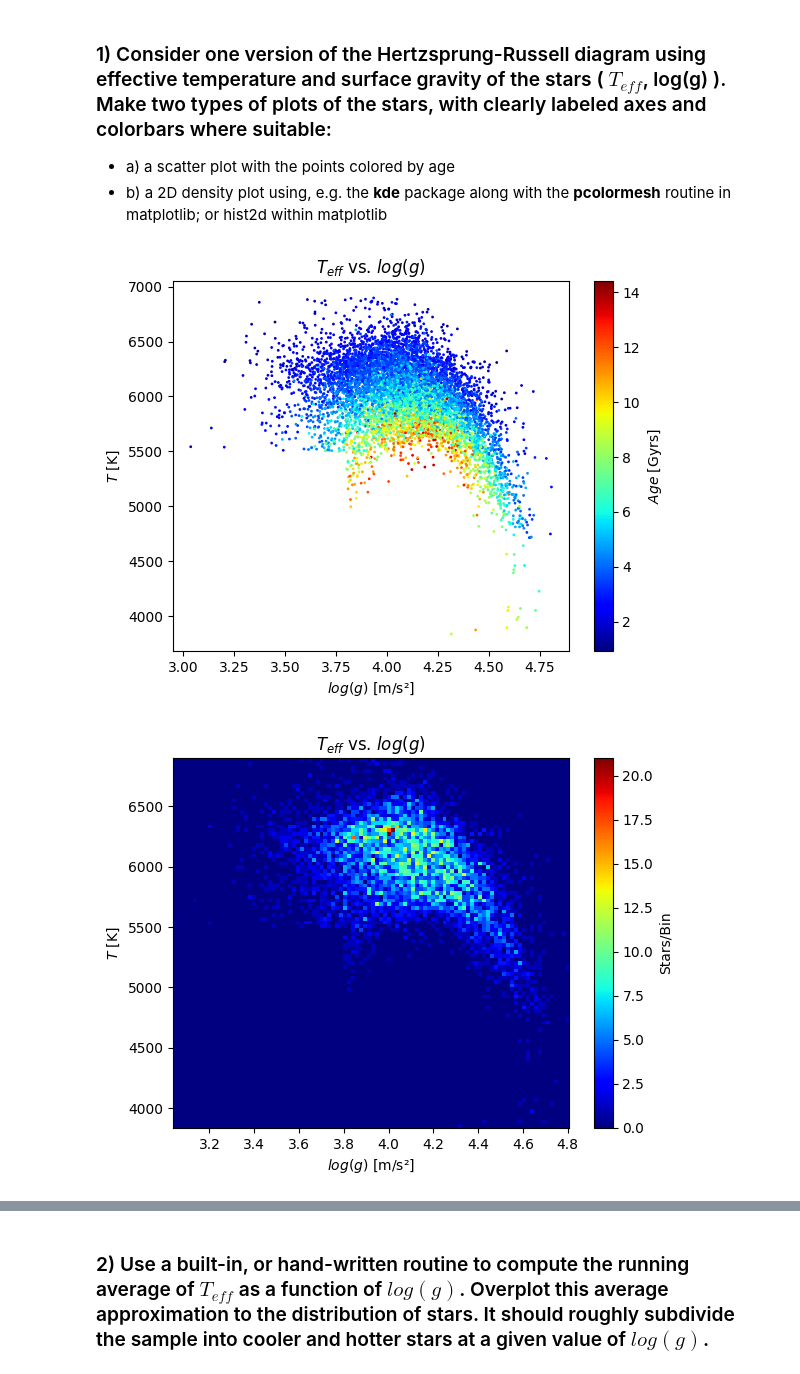
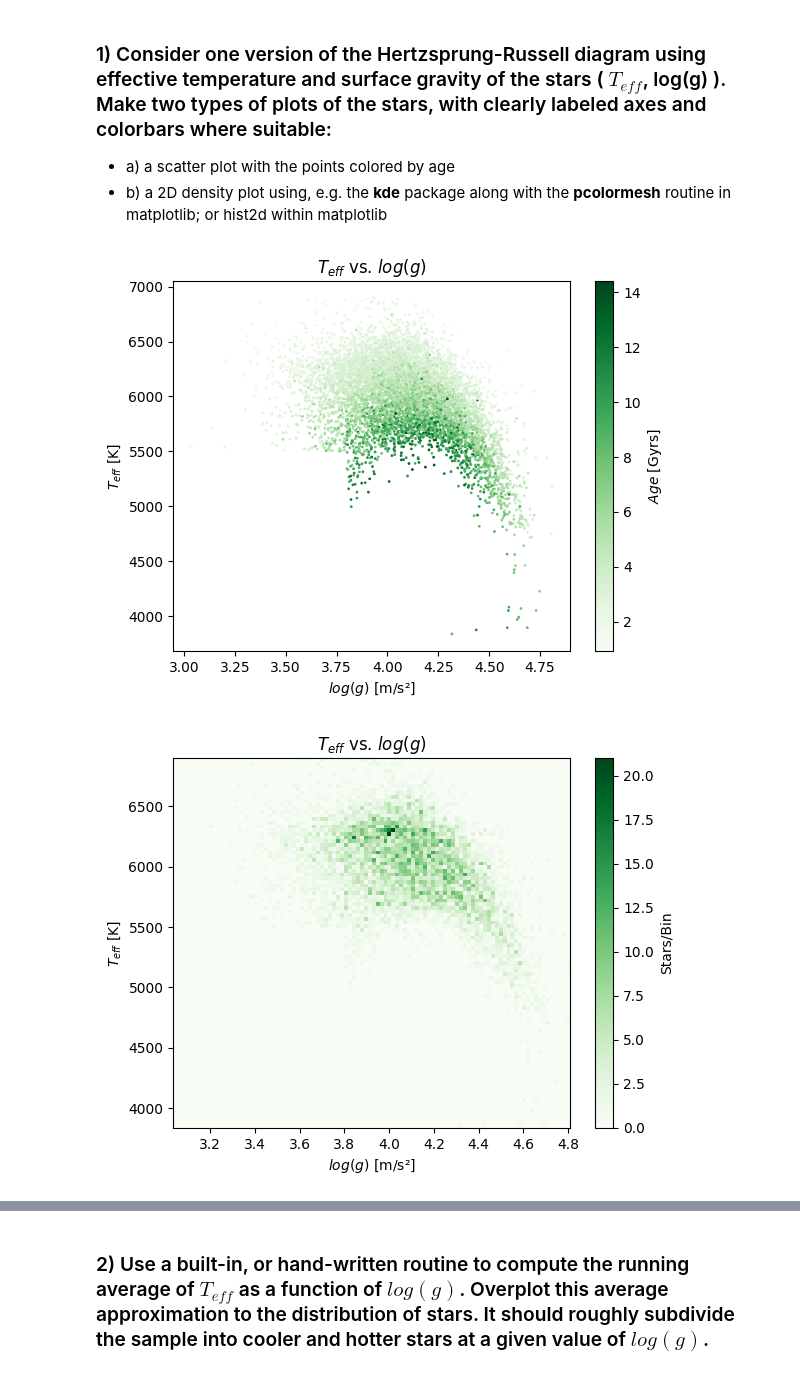
Before and after one commit to ThomasSchallar/NUM, a Jupyter notebook: Exercise Sheet 2.ipynb, the cells around one changed output, grey strips where cells are left out. Cells and saved outputs as stored; diff of their text form; code cells hidden in the pictures.

```diff
--- a/Exercise Sheet 2.ipynb
+++ b/Exercise Sheet 2.ipynb
@@ -34,7 +34,7 @@ afe = stars['f']['__alpha_fe_']  #[Alpha/Fe], logarithmic relative abundance of
 * b) a 2D density plot using, e.g. the **kde** package along with the **pcolormesh** routine in matplotlib; or hist2d within matplotlib
 # %%
 plt.figure()
-sc= plt.scatter( logg, teff, s=1, c=age, cmap='jet' )
+sc= plt.scatter( logg, teff, s=1, c=age, cmap='Greens' )
 cbar= plt.colorbar( sc )
 cbar.set_label( '$Age$ [Gyrs]' )
 plt.title( '$T_{eff}$ vs. $log(g)$' )
@@ -42,17 +42,17 @@ plt.xlabel( '$log(g)$ [m/s²]' )
 plt.ylabel( '$T_{eff}$ [K]' )
 plt.show()
 # %% [output]
-[figure, old version]
+[figure, new version]
 # %%
 plt.figure()
-counts, xedges, yedges, img= plt.hist2d( logg, teff, bins=100, cmap='jet' )
+counts, xedges, yedges, img= plt.hist2d( logg, teff, bins=100, cmap='Greens' )
 plt.colorbar( label='Stars/Bin' )
 plt.title( '$T_{eff}$ vs. $log(g)$' )
 plt.xlabel( '$log(g)$ [m/s²]' )
 plt.ylabel( '$T_{eff}$ [K]' )
 plt.show()
 # %% [output]
-[figure, old version]
+[figure, new version]
 # %%
 from scipy.stats import gaussian_kde
 
```
Also changed, not shown: parts of 4 cells of this notebook.
